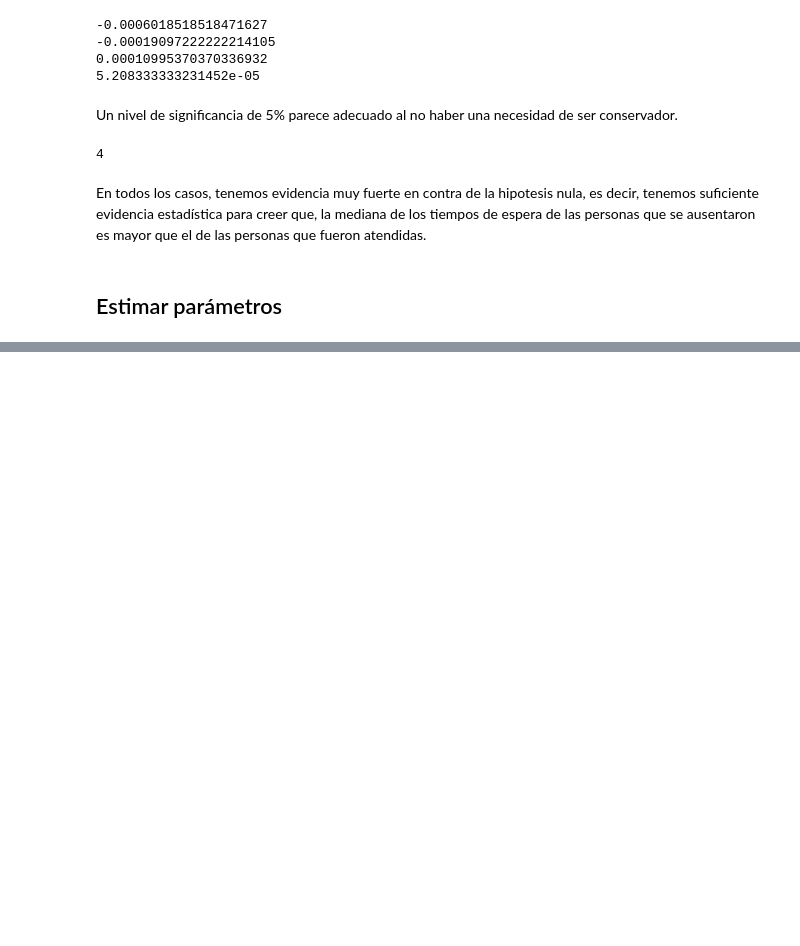
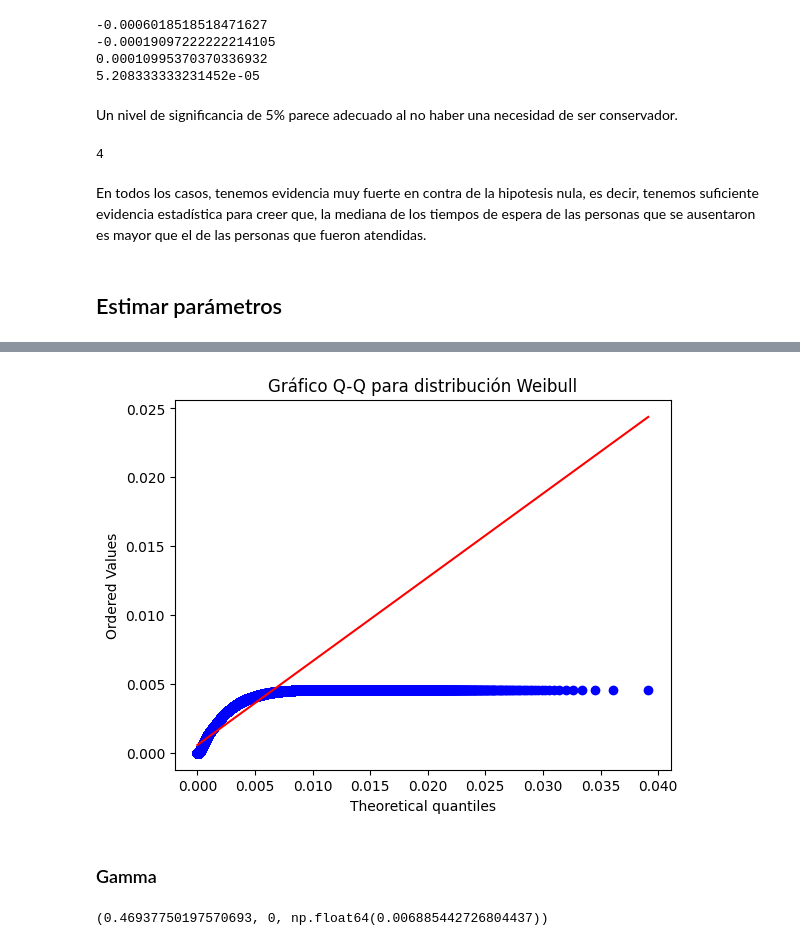
Before and after one commit to TheMexicanTarzan/Reto-COPPEL, a Jupyter notebook: Análisis_COPPEL.ipynb, the cells around one changed output, grey strips where cells are left out. Drawn from its saved outputs; the diff is of its cells as text; code cells hidden in the pictures; blank space fills up the shorter version.

```diff
--- a/Análisis_COPPEL.ipynb
+++ b/Análisis_COPPEL.ipynb
@@ -433,0 +454,13 @@ y = expon(scale=1/lambda_est).cdf(x)
+# %%
+probplot(muestra, dist='weibull_min', sparams=params_weibull, plot=plt)
+plt.title("Gráfico Q-Q para distribución Weibull")
+plt.show()
+# %% [output]
+[figure, added]
+# %% [markdown]
+### Gamma
+# %%
+params_gamma = gamma.fit(muestra, floc=0)
+print(params_gamma)
+# %% [output]
+(0.46937750197570693, 0, np.float64(0.006885442726804437))
```
Also changed, not shown: parts of 29 cells of this notebook.
